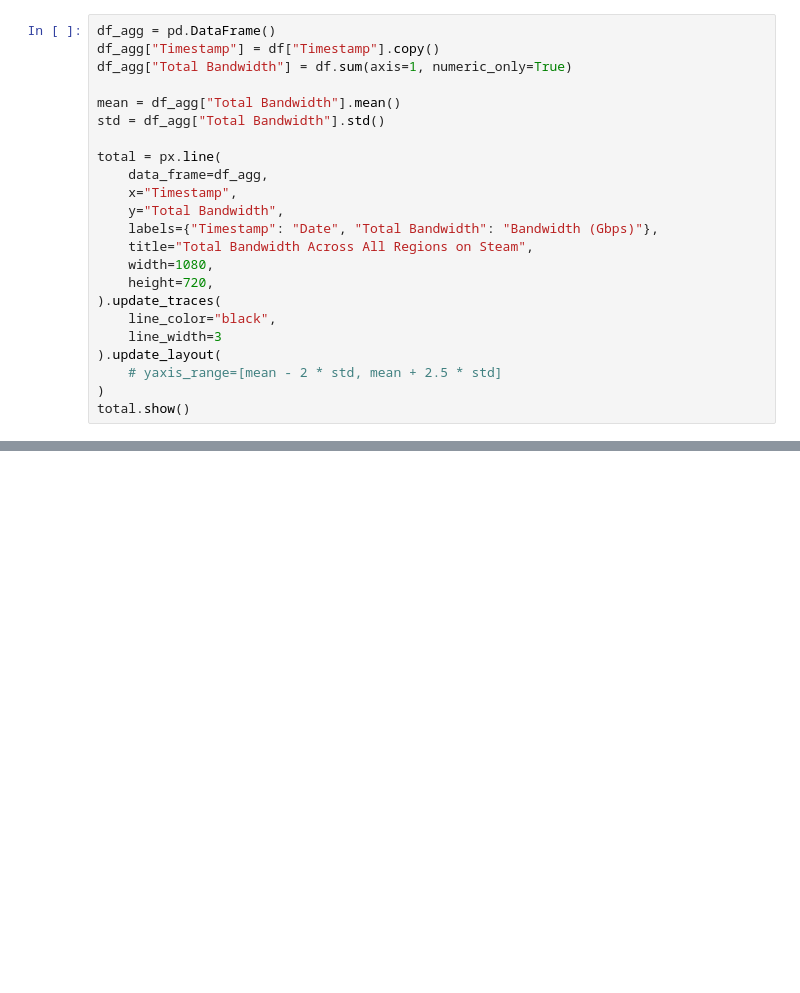
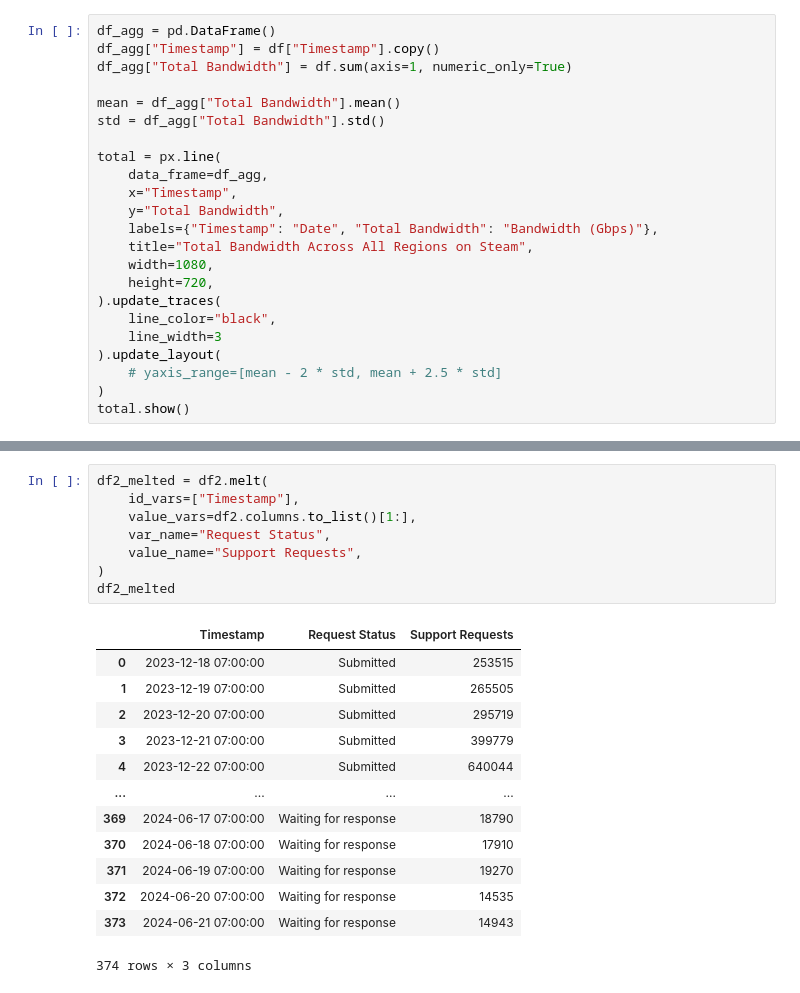
Before and after one commit to ehan03/Steam-Time-Series, a Jupyter notebook: notebooks/eda.ipynb, the cells around one changed output, grey strips where cells are left out. Saved outputs shown, nothing was run; the diff lists cells and outputs as text; blank space fills up the shorter version.

```diff
--- a/notebooks/eda.ipynb
+++ b/notebooks/eda.ipynb
@@ -108,0 +126,22 @@ total.show()
+# %%
+df2_melted = df2.melt(
+    id_vars=["Timestamp"],
+    value_vars=df2.columns.to_list()[1:],
+    var_name="Request Status",
+    value_name="Support Requests",
+)
+df2_melted
+# %% [output]
+|  | Timestamp | Request Status | Support Requests |
+| 0 | 2023-12-18 07:00:00 | Submitted | 253515 |
+| 1 | 2023-12-19 07:00:00 | Submitted | 265505 |
+| 2 | 2023-12-20 07:00:00 | Submitted | 295719 |
+| 3 | 2023-12-21 07:00:00 | Submitted | 399779 |
+| 4 | 2023-12-22 07:00:00 | Submitted | 640044 |
+| ... | ... | ... | ... |
+| 369 | 2024-06-17 07:00:00 | Waiting for response | 18790 |
+| 370 | 2024-06-18 07:00:00 | Waiting for response | 17910 |
+| 371 | 2024-06-19 07:00:00 | Waiting for response | 19270 |
+| 372 | 2024-06-20 07:00:00 | Waiting for response | 14535 |
+| 373 | 2024-06-21 07:00:00 | Waiting for response | 14943 |
+374 rows × 3 columns
```
Also changed, not shown: parts of 4 cells of this notebook.
